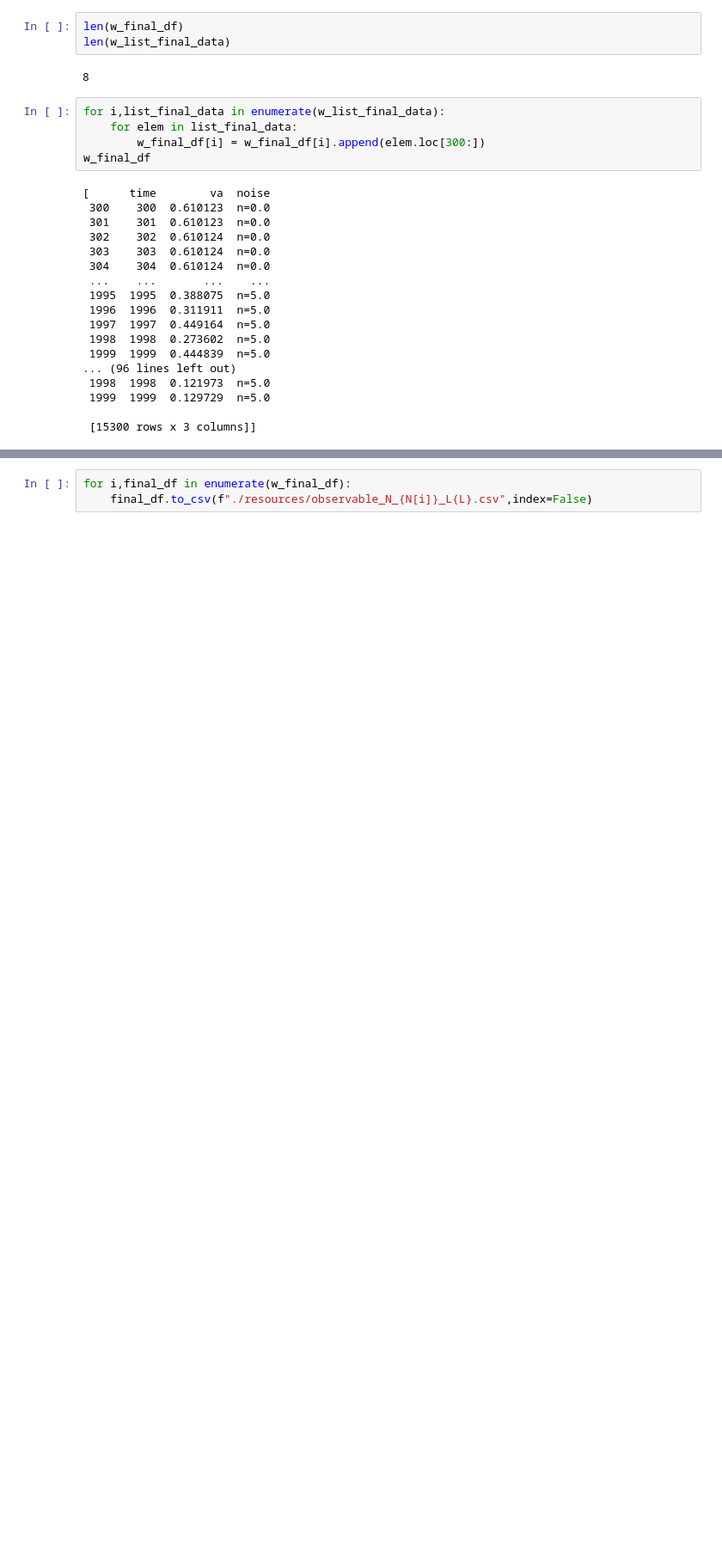
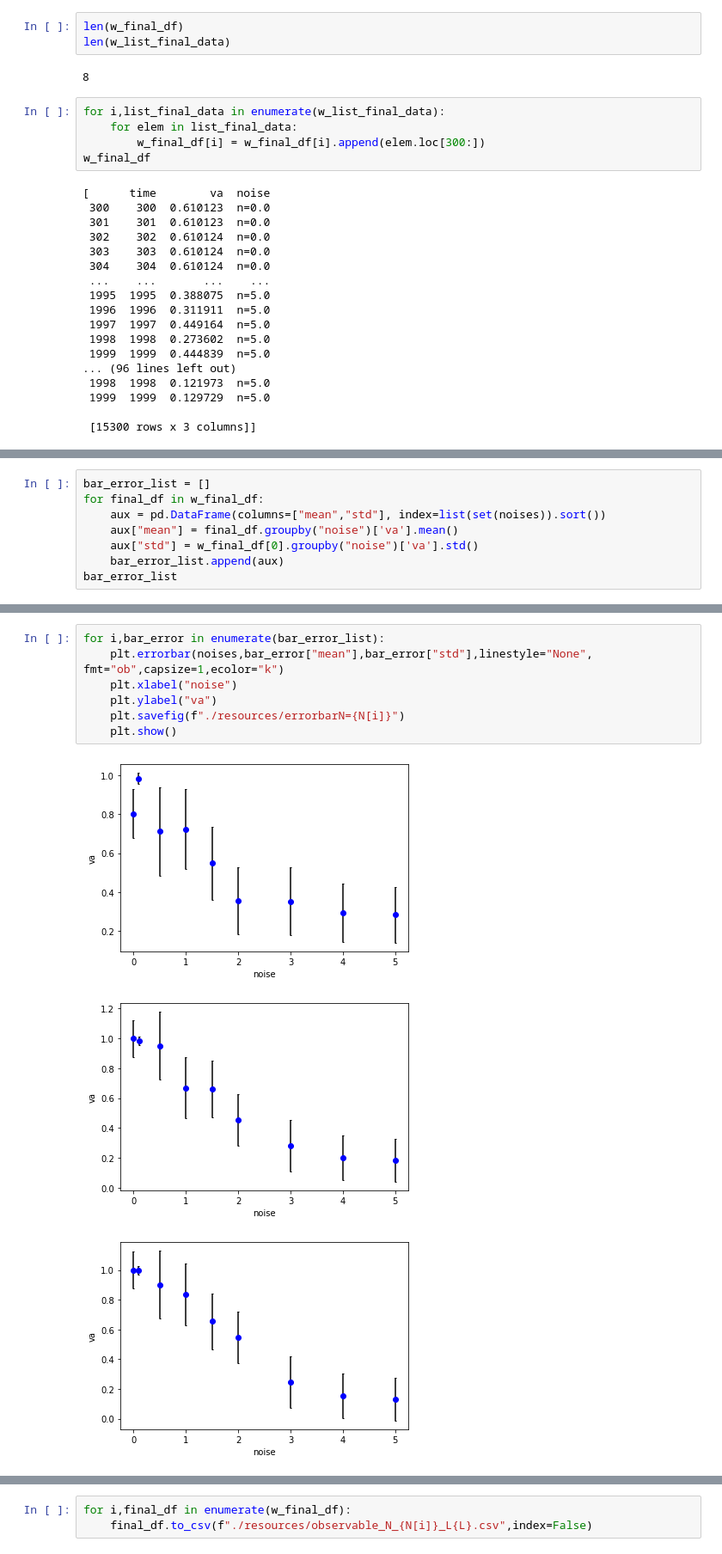
Before and after one commit to JuArce/SS_TP2, a Jupyter notebook: data_analysis/PolarizationExporter.ipynb, the cells around one changed output, grey strips where cells are left out. Shown at 86% size. Drawn from its saved outputs; the diff is of its cells as text; blank space fills up the shorter version.

Commit message:
feat= Error Bar graph added.

```diff
--- a/data_analysis/PolarizationExporter.ipynb
+++ b/data_analysis/PolarizationExporter.ipynb
@@ -323,0 +368,8 @@ w_final_df
+# %%
+bar_error_list = []
+for final_df in w_final_df:
+    aux = pd.DataFrame(columns=["mean","std"], index=list(set(noises)).sort())
+    aux["mean"] = final_df.groupby("noise")['va'].mean()
+    aux["std"] = w_final_df[0].groupby("noise")['va'].std()
+    bar_error_list.append(aux)
+bar_error_list
@@ -323,0 +398,11 @@ w_final_df
+# %%
+for i,bar_error in enumerate(bar_error_list):
+    plt.errorbar(noises,bar_error["mean"],bar_error["std"],linestyle="None",  fmt="ob",capsize=1,ecolor="k")
+    plt.xlabel("noise")
+    plt.ylabel("va")
+    plt.savefig(f"./resources/errorbarN={N[i]}")
+    plt.show()
+# %% [output]
+[figure, added]
+[figure, added]
+[figure, added]
```
Also changed, not shown: parts of 7 cells of this notebook, 8 other files.
